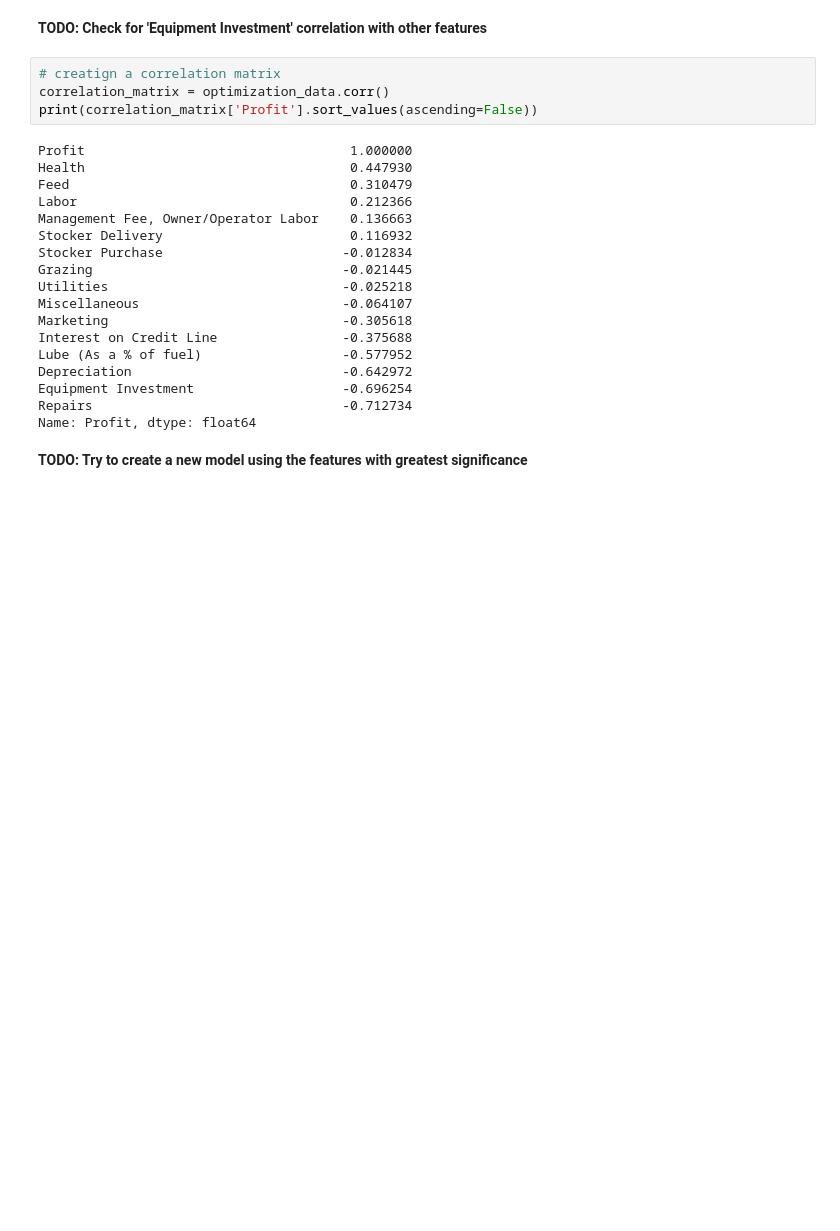
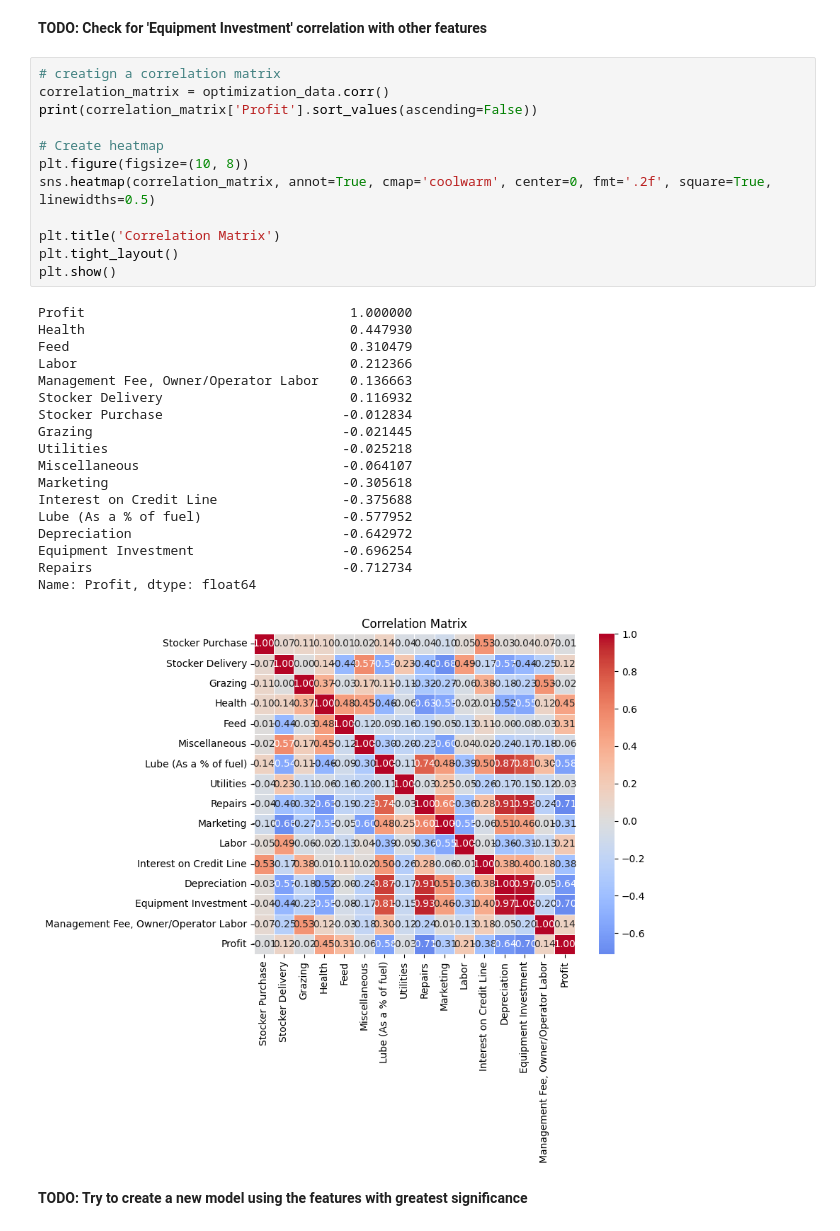
Before and after one commit to JBL168/beef_value_chain_project, a Jupyter notebook: modeling_profitability.ipynb, the cells around one changed output. Cells and saved outputs as stored; diff of their text form; blank space fills up the shorter version.

```diff
--- a/modeling_profitability.ipynb
+++ b/modeling_profitability.ipynb
@@ -190,25 +190,34 @@ plt.show()
 # %%
 # creatign a correlation matrix
 correlation_matrix = optimization_data.corr()
 print(correlation_matrix['Profit'].sort_values(ascending=False))
+
+# Create heatmap
+plt.figure(figsize=(10, 8))
+sns.heatmap(correlation_matrix, annot=True, cmap='coolwarm', center=0, fmt='.2f', square=True, linewidths=0.5)
+
+plt.title('Correlation Matrix')
+plt.tight_layout()
+plt.show()
 # %% [output]
 Profit                                  1.000000
 Health                                  0.447930
 Feed                                    0.310479
 Labor                                   0.212366
 Management Fee, Owner/Operator Labor    0.136663
 Stocker Delivery                        0.116932
 Stocker Purchase                       -0.012834
 Grazing                                -0.021445
 Utilities                              -0.025218
 Miscellaneous                          -0.064107
 Marketing                              -0.305618
 Interest on Credit Line                -0.375688
 Lube (As a % of fuel)                  -0.577952
 Depreciation                           -0.642972
 Equipment Investment                   -0.696254
 Repairs                                -0.712734
 Name: Profit, dtype: float64
+[figure, added]
 # %% [markdown]
 **TODO: Try to create a new model using the features with greatest significance**
 # %%
```
Also changed, not shown: parts of 10 cells of this notebook.
